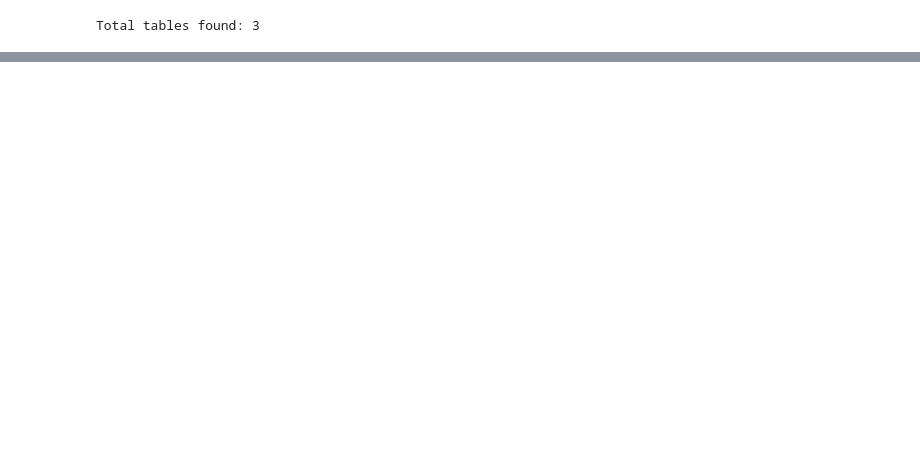
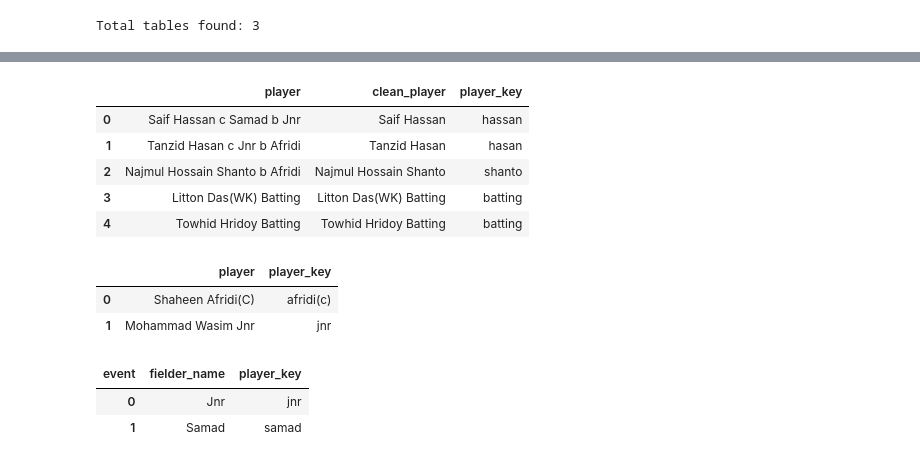
Before and after one commit to thefuriouspanda/AB-De-Villiers-vs-Jasprit-Bumrah, a Jupyter notebook: notebooks/Getting_started_with_google_colab_ai.ipynb, the cells around one changed output, grey strips where cells are left out. Cells and saved outputs as stored; diff of their text form; code cells hidden in the pictures; blank space fills up the shorter version.

```diff
--- a/notebooks/Getting_started_with_google_colab_ai.ipynb
+++ b/notebooks/Getting_started_with_google_colab_ai.ipynb
@@ -379,0 +530,48 @@ bowling_df.sort_values("bowling_points", ascending=False)
+# %%
+batting_df["clean_player"] = (
+    batting_df["player"]
+    .str.replace(r"(c .*|st .*|lbw .*|b .*|run out.*|batting|not out)", "", regex=True)
+    .str.strip()
+)
+
+batting_df["player_key"] = (
+    batting_df["clean_player"]
+    .str.lower()
+    .str.split()
+    .str[-1]
+)
+
+batting_df[["player", "clean_player", "player_key"]]
+# %% [output]
+|  | player | clean_player | player_key |
+| 0 | Saif Hassan c Samad b Jnr | Saif Hassan | hassan |
+| 1 | Tanzid Hasan c Jnr b Afridi | Tanzid Hasan | hasan |
+| 2 | Najmul Hossain Shanto b Afridi | Najmul Hossain Shanto | shanto |
+| 3 | Litton Das(WK) Batting | Litton Das(WK) Batting | batting |
+| 4 | Towhid Hridoy Batting | Towhid Hridoy Batting | batting |
+# %%
+bowling_df["player_key"] = (
+    bowling_df["player"]
+    .str.lower()
+    .str.split()
+    .str[-1]
+)
+
+bowling_df[["player", "player_key"]]
+# %% [output]
+|  | player | player_key |
+| 0 | Shaheen Afridi(C) | afridi(c) |
+| 1 | Mohammad Wasim Jnr | jnr |
+# %%
+fielding_points["player_key"] = (
+    fielding_points["fielder_name"]
+    .str.lower()
+    .str.split()
+    .str[-1]
+)
+
+fielding_points[["fielder_name", "player_key"]]
+# %% [output]
+| event | fielder_name | player_key |
+| 0 | Jnr | jnr |
+| 1 | Samad | samad |
```
Also changed, not shown: parts of 17 cells of this notebook.
